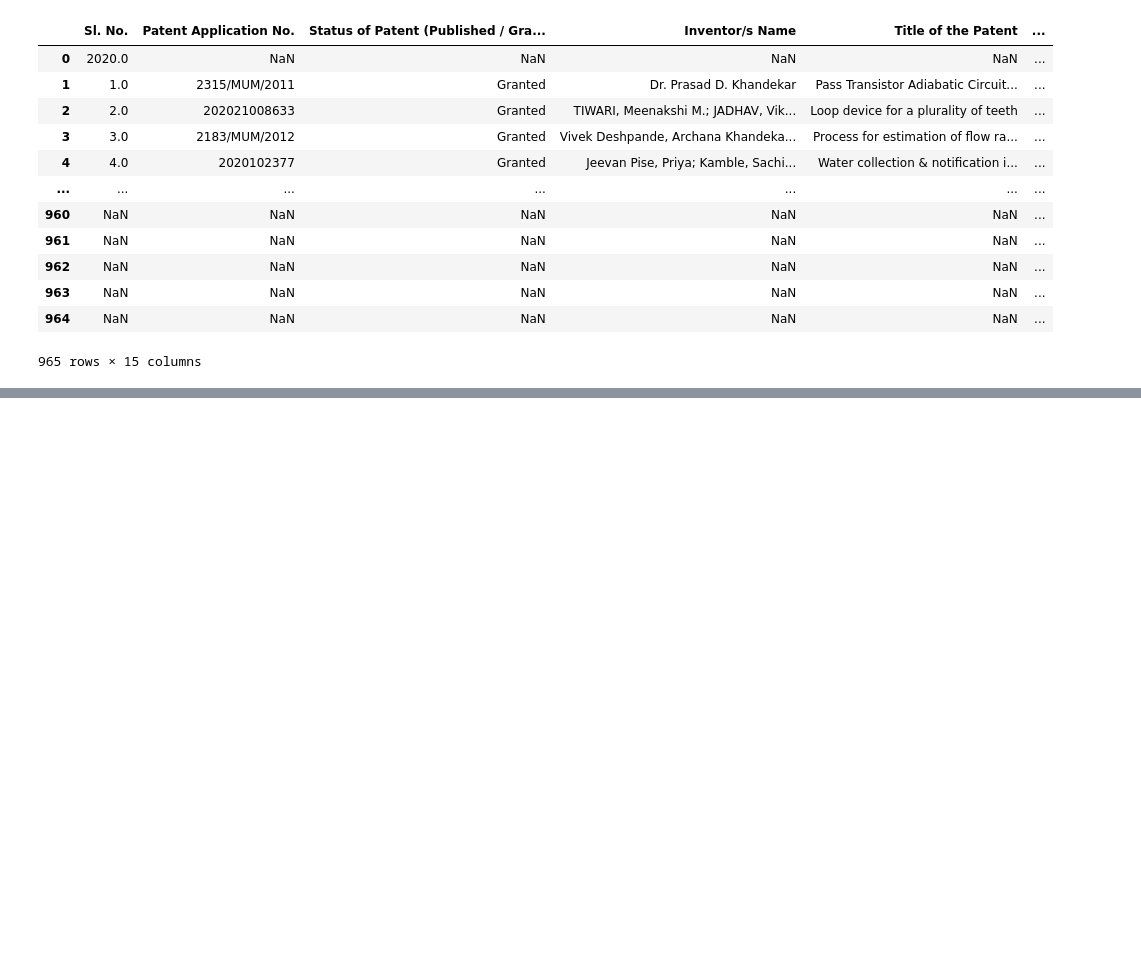
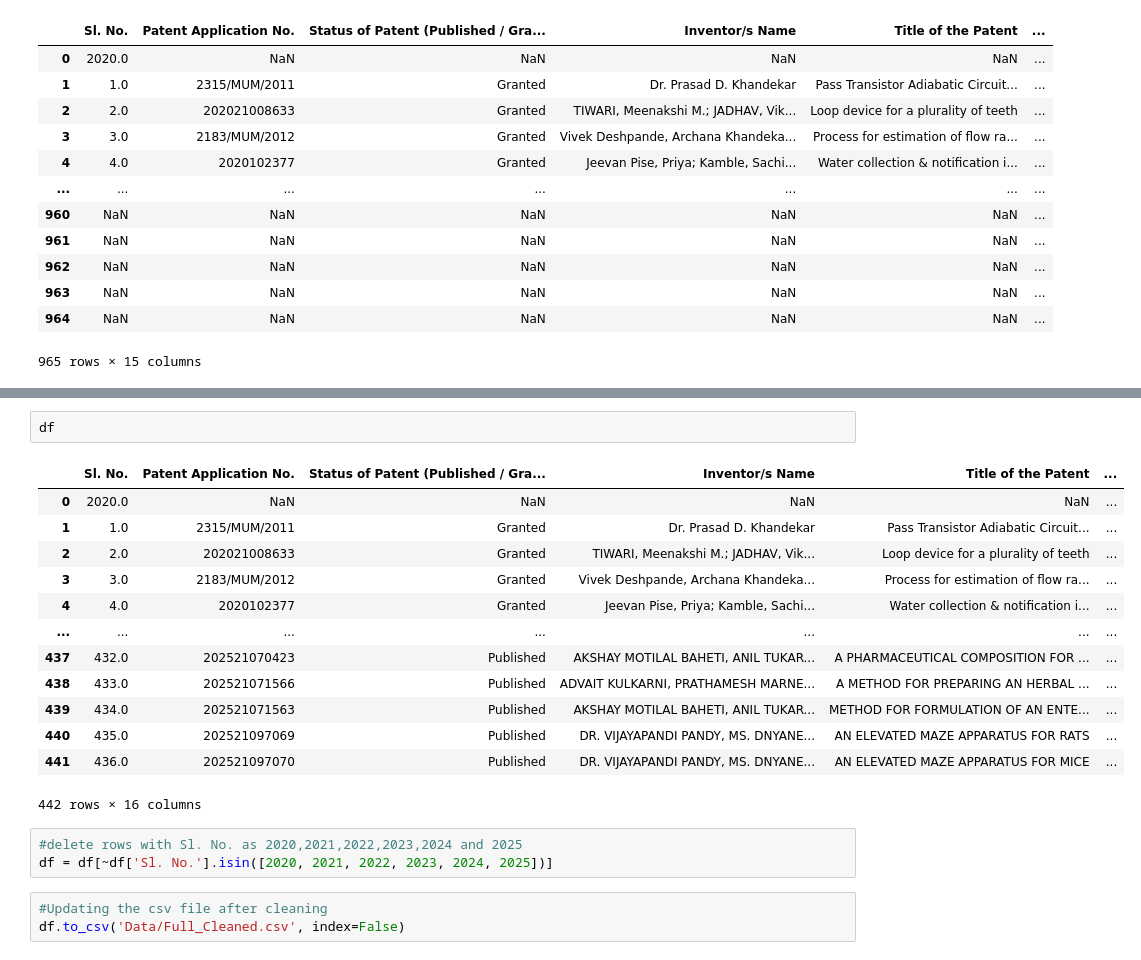
Before and after one commit to Kur00o/patent-dashboard, a Jupyter notebook: 1_DataCLeaning.ipynb, the cells around one changed output, grey strips where cells are left out. Saved outputs shown, nothing was run; the diff lists cells and outputs as text; blank space fills up the shorter version.

```diff
--- a/1_DataCLeaning.ipynb
+++ b/1_DataCLeaning.ipynb
@@ -47,0 +62,22 @@ df_2020
+# %%
+df
+# %% [output]
+|  | Sl. No. | Patent Application No. | Status of Patent (Published / Gra... | Inventor/s Name | Title of the Patent | ... |
+| 0 | 2020.0 | NaN | NaN | NaN | NaN | ... |
+| 1 | 1.0 | 2315/MUM/2011 | Granted | Dr. Prasad D. Khandekar | Pass Transistor Adiabatic Circuit... | ... |
+| 2 | 2.0 | 202021008633 | Granted | TIWARI, Meenakshi M.; JADHAV, Vik... | Loop device for a plurality of teeth | ... |
+| 3 | 3.0 | 2183/MUM/2012 | Granted | Vivek Deshpande, Archana Khandeka... | Process for estimation of flow ra... | ... |
+| 4 | 4.0 | 2020102377 | Granted | Jeevan Pise, Priya; Kamble, Sachi... | Water collection & notification i... | ... |
+| ... | ... | ... | ... | ... | ... | ... |
+| 437 | 432.0 | 202521070423 | Published | AKSHAY MOTILAL BAHETI, ANIL TUKAR... | A PHARMACEUTICAL COMPOSITION FOR ... | ... |
+| 438 | 433.0 | 202521071566 | Published | ADVAIT KULKARNI, PRATHAMESH MARNE... | A METHOD FOR PREPARING AN HERBAL ... | ... |
+| 439 | 434.0 | 202521071563 | Published | AKSHAY MOTILAL BAHETI, ANIL TUKAR... | METHOD FOR FORMULATION OF AN ENTE... | ... |
+| 440 | 435.0 | 202521097069 | Published | DR. VIJAYAPANDI PANDY, MS. DNYANE... | AN ELEVATED MAZE APPARATUS FOR RATS | ... |
+| 441 | 436.0 | 202521097070 | Published | DR. VIJAYAPANDI PANDY, MS. DNYANE... | AN ELEVATED MAZE APPARATUS FOR MICE | ... |
+442 rows × 16 columns
+# %%
+#delete rows with Sl. No. as 2020,2021,2022,2023,2024 and 2025
+df = df[~df['Sl. No.'].isin([2020, 2021, 2022, 2023, 2024, 2025])]
+# %%
+#Updating the csv file after cleaning
+df.to_csv('Data/Full_Cleaned.csv', index=False)
```
Also changed, not shown: parts of 7 cells of this notebook, 1 other file.
